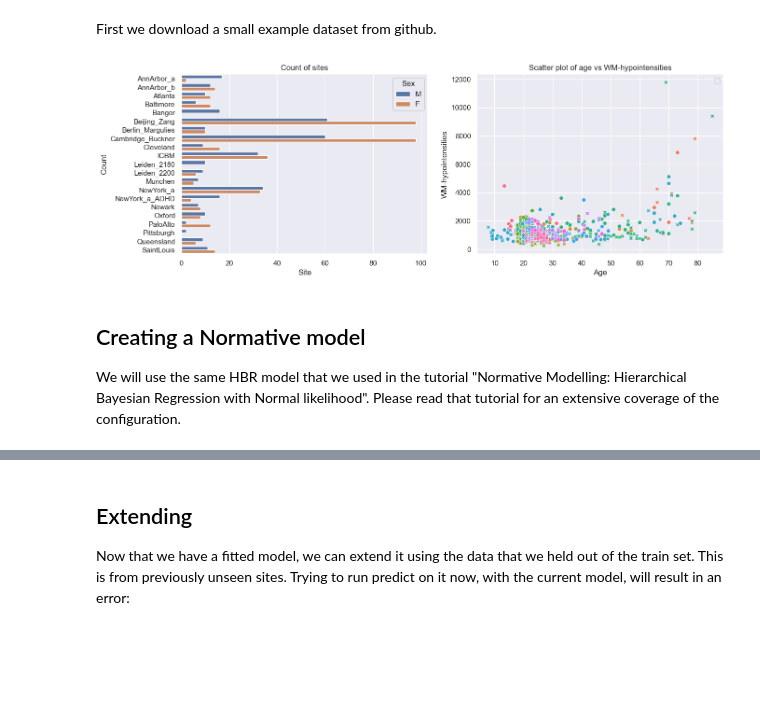
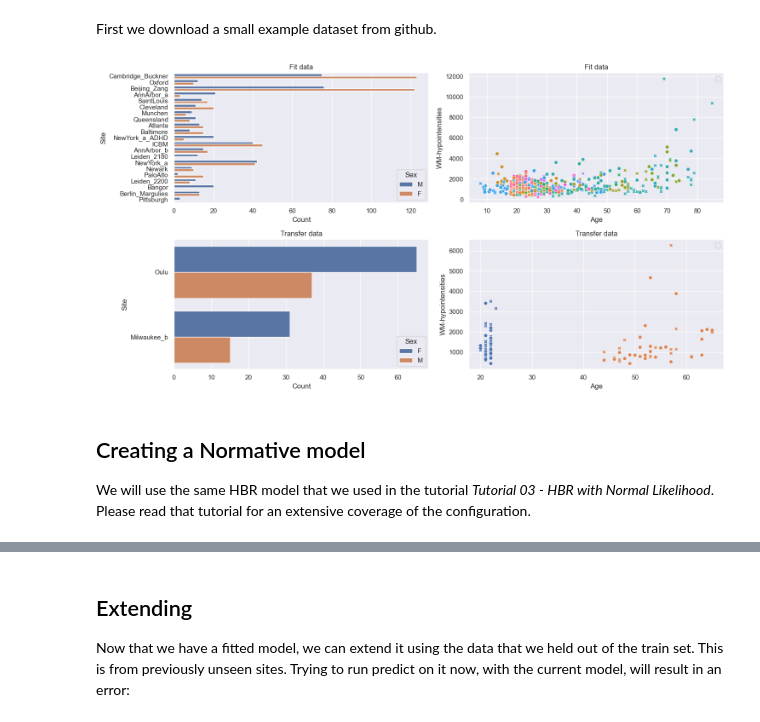
Before and after one commit to predictive-clinical-neuroscience/PCNtoolkit, a Jupyter notebook: examples/06_transfer_extend.ipynb, the cells around one changed output, grey strips where cells are left out. Saved outputs shown, nothing was run; the diff lists cells and outputs as text; code cells hidden in the pictures; blank space fills up the shorter version.

```diff
--- a/examples/06_transfer_extend.ipynb
+++ b/examples/06_transfer_extend.ipynb
@@ -64,34 +64,55 @@ transfer_data, fit_data = norm_data.batch_effects_split({"site": transfer_sites}
 train, test = fit_data.train_test_split()
 transfer_train, transfer_test = transfer_data.train_test_split()
 # %%
-# Visualize the data
 feature_to_plot = features_to_model[0]
-df = train.to_dataframe()
-fig, ax = plt.subplots(1, 2, figsize=(15, 5))
+datasets = {
+    "Fit data": train.merge(test, name="fit"),
+    "Transfer data": transfer_train.merge(
+        transfer_test, name="transfer"
+    ),
+}
 
-sns.countplot(data=df, y=("batch_effects", "site"), hue=("batch_effects", "sex"), ax=ax[0], orient="h")
-ax[0].legend(title="Sex")
-ax[0].set_title("Count of sites")
-ax[0].set_xlabel("Site")
-ax[0].set_ylabel("Count")
-sns.scatterplot(
-    data=df,
-    x=("X", "age"),
-    y=("Y", feature_to_plot),
-    hue=("batch_effects", "site"),
-    style=("batch_effects", "sex"),
-    ax=ax[1],
+fig, axes = plt.subplots(
+    2, 2, figsize=(15, 8)
 )
-ax[1].legend([], [])
-ax[1].set_title(f"Scatter plot of age vs {feature_to_plot}")
-ax[1].set_xlabel("Age")
-ax[1].set_ylabel(feature_to_plot)
 
+for i, (name, data) in enumerate(
+    datasets.items()
+):
+    df = data.to_dataframe()
+    # Count plot
+    sns.countplot(
+        data=df,
+        y=("batch_effects", "site"),
+        hue=("batch_effects", "sex"),
+        ax=axes[i, 0],
+        orient="h",
+    )
+    axes[i, 0].legend(title="Sex")
+    axes[i, 0].set_title(f"{name}")
+    axes[i, 0].set_xlabel("Count")
+    axes[i, 0].set_ylabel("Site")
+
+    # Scatter plot
+    sns.scatterplot(
+        data=df,
+        x=("X", "age"),
+        y=("Y", feature_to_plot),
+        hue=("batch_effects", "site"),
+        style=("batch_effects", "sex"),
+        ax=axes[i, 1],
+    )
+    axes[i, 1].legend([], [])
+    axes[i, 1].set_title(f"{name}")
+    axes[i, 1].set_xlabel("Age")
+    axes[i, 1].set_ylabel(feature_to_plot)
+
+plt.tight_layout()
 plt.show()
 # %% [output]
-[figure, old version]
+[figure, new version]
 # %% [markdown]
 ## Creating a Normative model
 
-We will use the same HBR model that we used in the tutorial "Normative Modelling: Hierarchical Bayesian Regression with Normal likelihood". Please read that tutorial for an extensive coverage of the configuration.
+We will use the same HBR model that we used in the tutorial *Tutorial 03 - HBR with Normal Likelihood*. Please read that tutorial for an extensive coverage of the configuration.
 # %%
```
Also changed, not shown: parts of 12 cells of this notebook.
